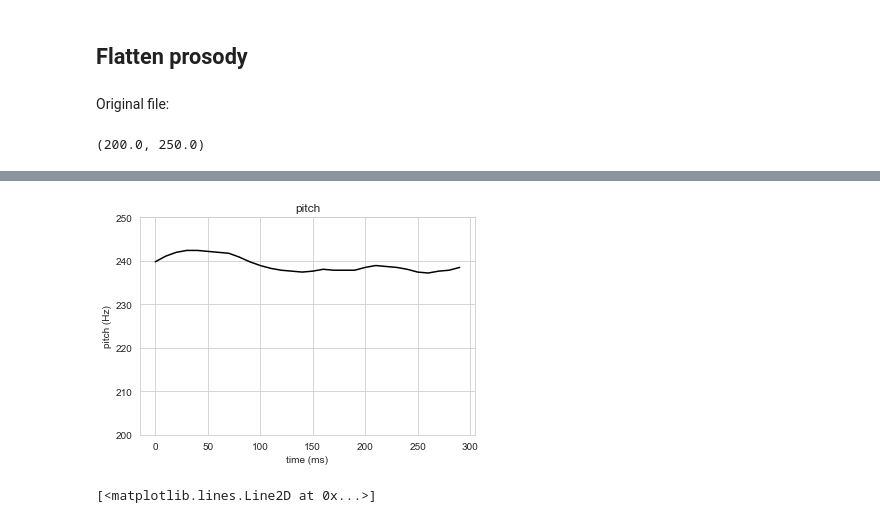
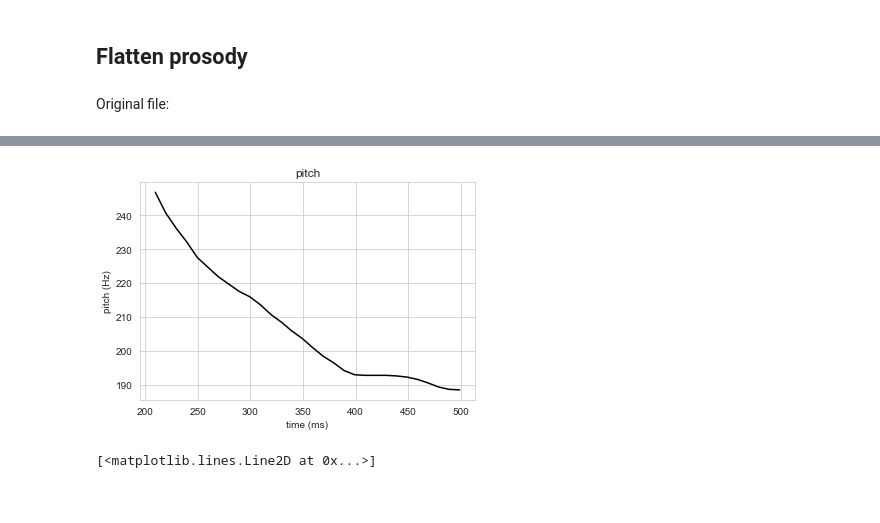
Before and after one commit to neuro-team-femto/revsmile, a Jupyter notebook: stimulus_generation/stimulus_generation.ipynb, the cells around one changed output, grey strips where cells are left out. Saved outputs shown, nothing was run; the diff lists cells and outputs as text; code cells hidden in the pictures.

```diff
--- a/stimulus_generation/stimulus_generation.ipynb
+++ b/stimulus_generation/stimulus_generation.ipynb
@@ -148,22 +149,21 @@ plt.plot(times,pitch_interp,'k')
 ## Flatten prosody
 # %%
 # original file
-input_file = 'sounds\\base_sounds\\neutre_2.wav'
+input_file = 'sounds\\base_sounds\\tts_a.wav'
 wave_in,sr, fmt = cleese.wavRead(input_file)
 
 display(Markdown("Original file:"))
 times,pitch = extract_pitch_interp(wave_in,sr, method='linear')
 _=plt.plot(times,pitch,'k');
 _=plt.title('pitch')
 _=plt.ylabel('pitch (Hz)')
 _=plt.xlabel('time (ms)')
-plt.ylim([200,250])
+#plt.ylim([200,250])
 Audio(data=wave_in, rate=sr)
 # %% [output]
 Original file:
-(200.0, 250.0)
 [interactive output not drawn]
-[figure, old version]
+[figure, new version]
 # %%
 # original file
 input_file = 'sounds\\base_sounds\\neutre_1.wav'
```
Also changed, not shown: parts of 5 cells of this notebook.
